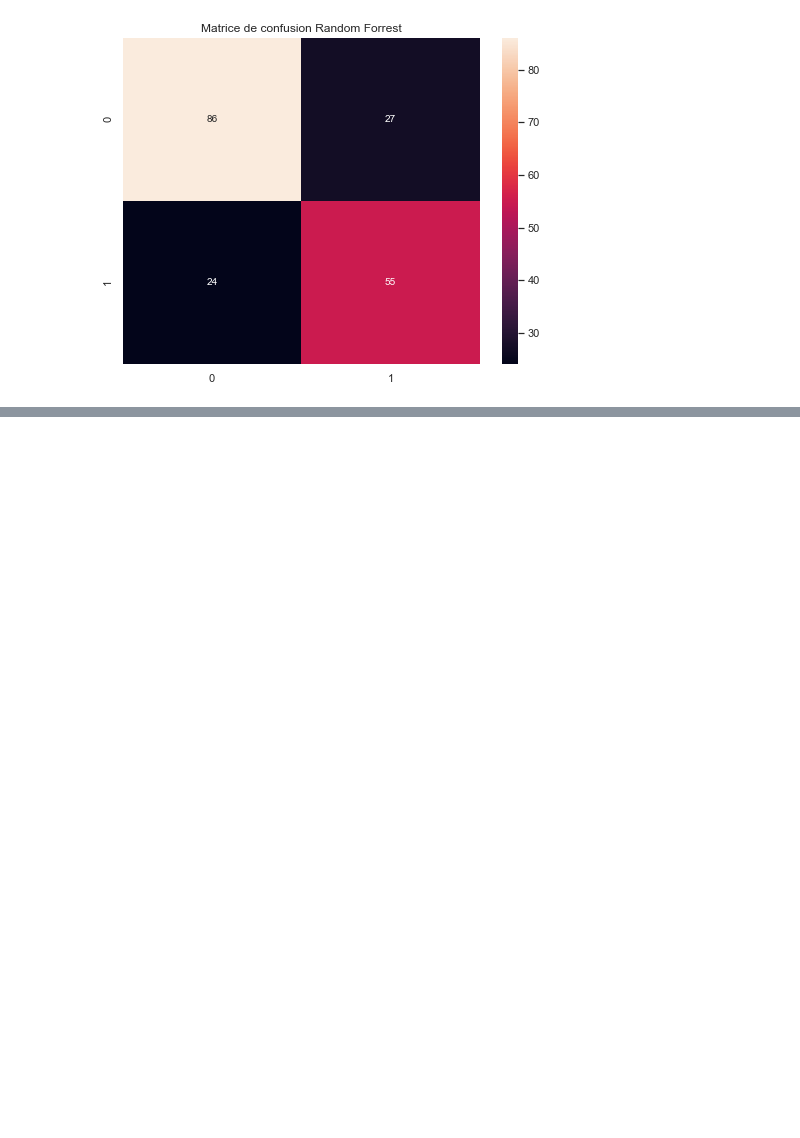
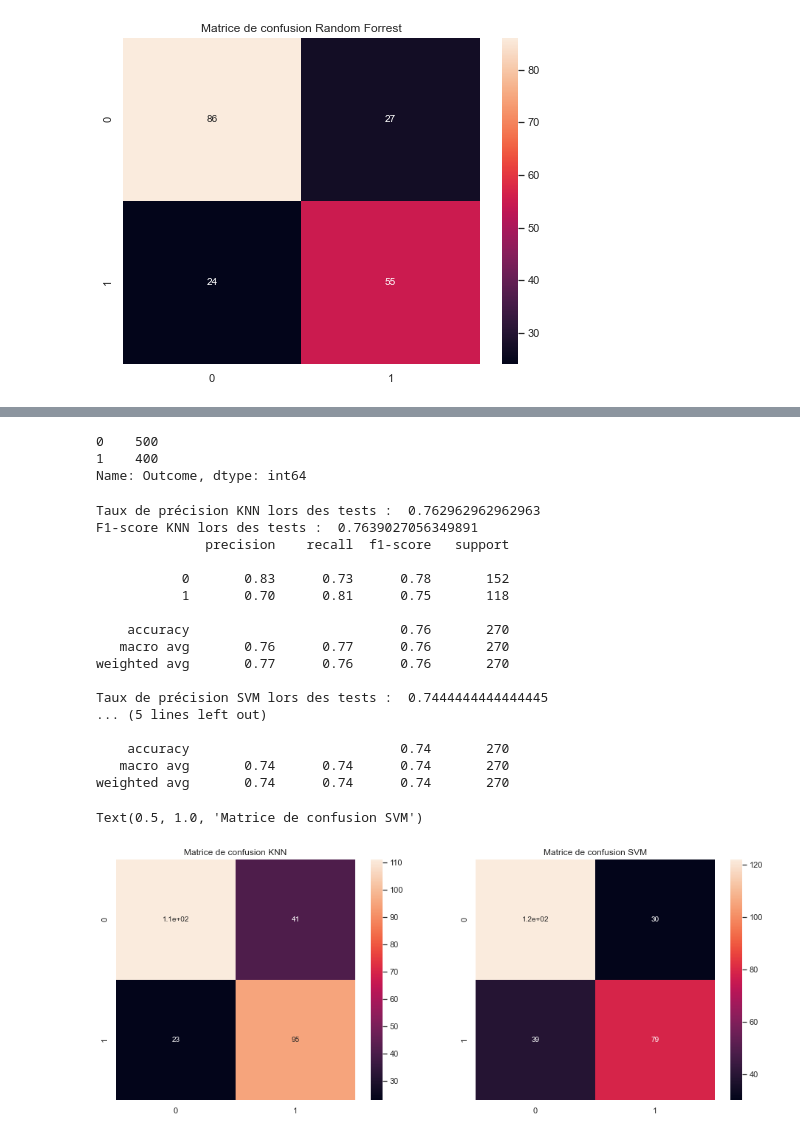
Before and after one commit to MohamedNennouche/pima-diabetes, a Jupyter notebook: pima-notebook.ipynb, the cells around one changed output, grey strips where cells are left out. Cells and saved outputs as stored; diff of their text form; code cells hidden in the pictures; blank space fills up the shorter version.

Commit message:
Finalisation du projet, application d'un up-sampling avec succès avec une précision de 83% avec le Random Forrest, finalisation du README et modification du nom du dataset

```diff
--- a/pima-notebook.ipynb
+++ b/pima-notebook.ipynb
@@ -27,7 +27,7 @@ from sklearn.feature_selection import chi2, mutual_info_classif, f_classif, RFE
 # Resampling
 from sklearn.utils import resample
 # %%
-data_pima = pd.read_csv('./diabetes.csv')
+data_pima = pd.read_csv('./pima-diabetes.csv')
 data_pima.info()
 # %% [output]
 <class 'pandas.core.frame.DataFrame'>
@@ -475,0 +485,71 @@ Text(0.5, 1.0, 'Matrice de confusion Random Forrest')
+# %%
+data_pima_resampling = data_pima.copy()
+data_no = data_pima_resampling[data_pima_resampling["Outcome"]==0]
+data_yes = data_pima_resampling[data_pima_resampling["Outcome"]==1]
+
+data_yes = resample(data_yes, replace=True, n_samples=400,random_state=123)
+
+data_pima_balanced = pd.concat([data_no, data_yes])
+data_pima_balanced["Outcome"].value_counts()
+# %% [output]
+0    500
+1    400
+Name: Outcome, dtype: int64
+# %%
+features_pima_balanced = data_pima_balanced.copy()
+etiq_balanced = features_pima_balanced['Outcome']
+features_pima_balanced.drop(['Outcome'], inplace=True, axis = 1)
+# %%
+fv_train_balanced, fv_test_balanced, etiq_train_balanced, etiq_test_balanced = train_test_split(features_pima_balanced, etiq_balanced, test_size=0.3,random_state=23)
+# %%
+parameters = {'n_neighbors':np.arange(1,20,1), 'p' : np.arange(1,3,1)}
+knn_balanced=KNeighborsClassifier()
+clf = GridSearchCV(knn_balanced, parameters)
+clf.fit(fv_train_balanced,etiq_train_balanced)
+knn_balanced=KNeighborsClassifier(**clf.best_params_)
+knn_balanced.fit(fv_train_balanced,etiq_train_balanced)
+
+yknn_balanced=knn_balanced.predict(fv_test_balanced)
+print("Taux de précision KNN lors des tests : ",metrics.accuracy_score(etiq_test_balanced, yknn_balanced))
+print("F1-score KNN lors des tests : ", metrics.f1_score(etiq_test_balanced, yknn_balanced, average='weighted'))
+print(metrics.classification_report(etiq_test_balanced, yknn_balanced))
+
+
+parameters = {'degree':np.arange(1,20,1)}
+svm_balanced=SVC(gamma='scale', class_weight='balanced')
+clf = GridSearchCV(svm_balanced, parameters)
+clf.fit(fv_train_balanced,etiq_train_balanced)
+svm_balanced=SVC(**clf.best_params_)
+svm_balanced.fit(fv_train_balanced,etiq_train_balanced)
+ysvm_balanced=svm_balanced.predict(fv_test_balanced)
+print("Taux de précision SVM lors des tests : ",metrics.accuracy_score(etiq_test_balanced, ysvm_balanced))
+print("F1-score SVM lors des tests : ",metrics.f1_score(etiq_test_balanced, ysvm_balanced, average='weighted'))
+print(metrics.classification_report(etiq_test_balanced, ysvm_balanced))
+
+plt.figure(figsize=(16,6))
+plt.subplot(1,2,1)
+sns.heatmap(metrics.confusion_matrix(etiq_test_balanced, yknn_balanced), annot=True, annot_kws={"size": 10})
+plt.title('Matrice de confusion KNN')
+plt.subplot(1,2,2)
+sns.heatmap(metrics.confusion_matrix(etiq_test_balanced, ysvm_balanced), annot=True, annot_kws={"size": 10})
+plt.title('Matrice de confusion SVM')
+# %% [output]
+Taux de précision KNN lors des tests :  0.762962962962963
+F1-score KNN lors des tests :  0.7639027056349891
+              precision    recall  f1-score   support
+
+           0       0.83      0.73      0.78       152
+           1       0.70      0.81      0.75       118
+
+    accuracy                           0.76       270
+   macro avg       0.76      0.77      0.76       270
+weighted avg       0.77      0.76      0.76       270
+
+Taux de précision SVM lors des tests :  0.7444444444444445
+... (5 lines left out)
+
+    accuracy                           0.74       270
+   macro avg       0.74      0.74      0.74       270
+weighted avg       0.74      0.74      0.74       270
+Text(0.5, 1.0, 'Matrice de confusion SVM')
+[figure, added]
```
Also changed, not shown: parts of 3 cells of this notebook, 2 other files.
